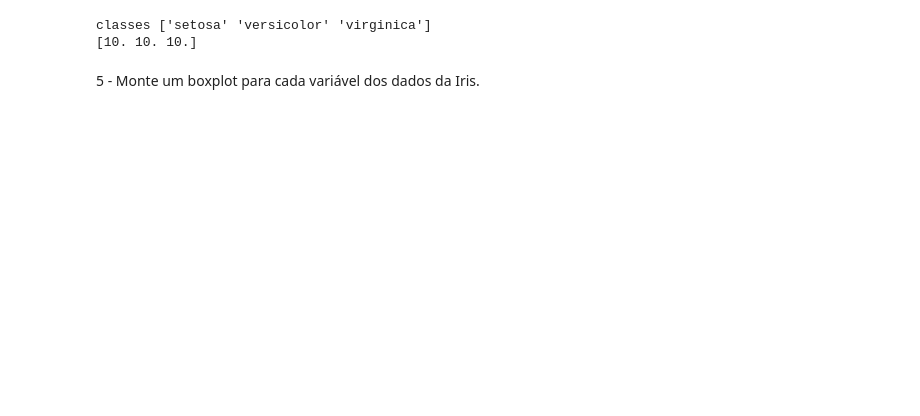
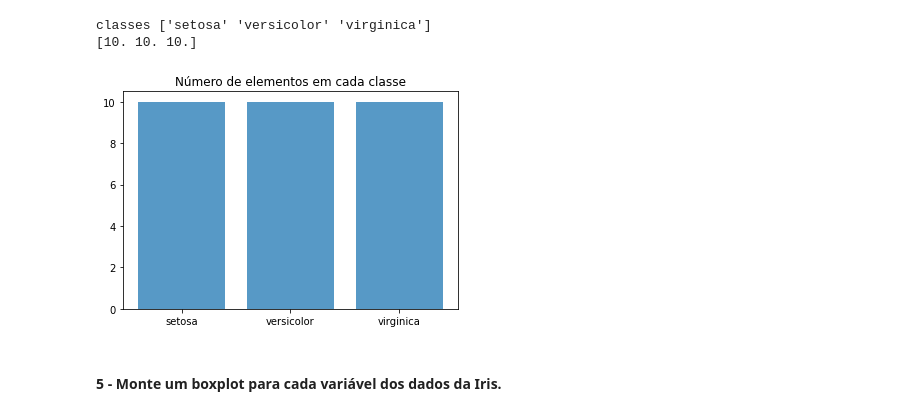
Before and after one commit to talaricoferreira/exercicios_ciencia_dados_usp, a Jupyter notebook: Exercicios-Preparacao-transformacao.ipynb, the cells around one changed output. Cells and saved outputs as stored; diff of their text form; code cells hidden in the pictures; blank space fills up the shorter version.

```diff
--- a/Exercicios-Preparacao-transformacao.ipynb
+++ b/Exercicios-Preparacao-transformacao.ipynb
@@ -434,5 +436,15 @@ print(ncl)
 # %% [output]
 classes ['setosa' 'versicolor' 'virginica']
 [10. 10. 10.]
+# %%
+# número de classes
+numbers = np.arange(0, len(cl))
+plt.bar(numbers, ncl,  alpha=.75)
+# mostra o nome das classes ao invés dos números
+plt.xticks(numbers, cl)
+plt.title('Número de elementos em cada classe')
+plt.show(True)
+# %% [output]
+[figure, added]
 # %% [markdown]
-5 - Monte um boxplot para cada variável dos dados da Iris.
+#### 5 - Monte um boxplot para cada variável dos dados da Iris.
```
Also changed, not shown: parts of 31 cells of this notebook.
